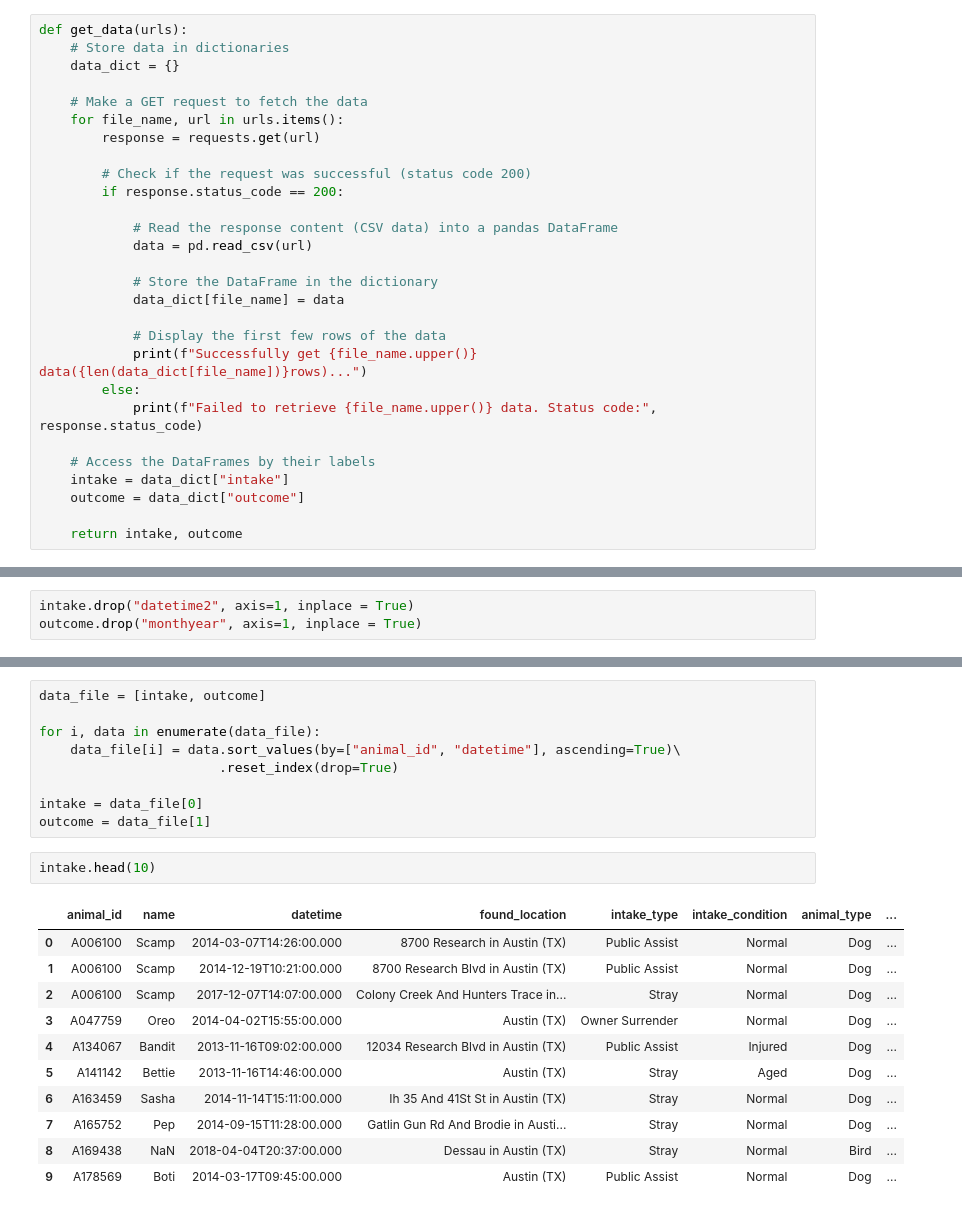
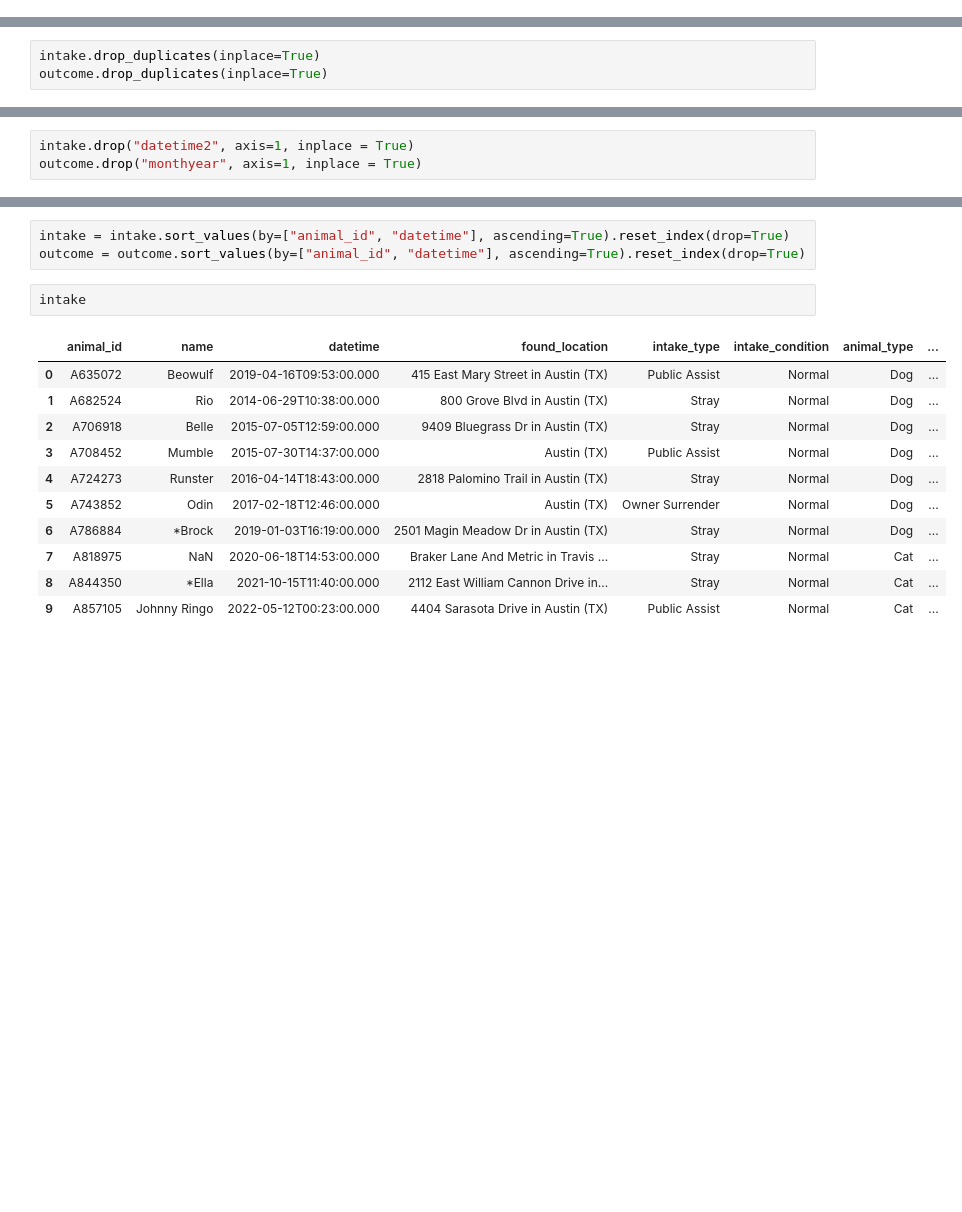
Before and after one commit to Rebekah-Chuang/2023Fall_Projects, a Jupyter notebook: data_cleaning.ipynb, the cells around one changed output, grey strips where cells are left out. Drawn from its saved outputs; the diff is of its cells as text; blank space fills up the shorter version.

```diff
--- a/data_cleaning.ipynb
+++ b/data_cleaning.ipynb
@@ -5,33 +9,5 @@ import requests
 # %% [markdown]
 ## **Get data using API**
-# %%
-def get_data(urls):
-    # Store data in dictionaries
-    data_dict = {}
-
-    # Make a GET request to fetch the data
-    for file_name, url in urls.items():
-        response = requests.get(url)
-
-        # Check if the request was successful (status code 200)
-        if response.status_code == 200:
-
-            # Read the response content (CSV data) into a pandas DataFrame
-            data = pd.read_csv(url)
-
-            # Store the DataFrame in the dictionary
-            data_dict[file_name] = data
-
-            # Display the first few rows of the data
-            print(f"Successfully get {file_name.upper()} data({len(data_dict[file_name])}rows)...")
-        else:
-            print(f"Failed to retrieve {file_name.upper()} data. Status code:", response.status_code)
-
-    # Access the DataFrames by their labels
-    intake = data_dict["intake"]
-    outcome = data_dict["outcome"]
-
-    return intake, outcome
 # %%
 # API endpoint URL(set the limit to get all data(default is 1000 rows))
 urls = {
@@ -70,0 +31,3 @@ outcome.head()
+# %%
+intake.drop_duplicates(inplace=True)
+outcome.drop_duplicates(inplace=True)
@@ -94,24 +78,18 @@ outcome.head()
-# %%
-data_file = [intake, outcome]
-
-for i, data in enumerate(data_file):
-    data_file[i] = data.sort_values(by=["animal_id", "datetime"], ascending=True)\
-                       .reset_index(drop=True)
-
-intake = data_file[0]
-outcome = data_file[1]
+# %%
+intake = intake.sort_values(by=["animal_id", "datetime"], ascending=True).reset_index(drop=True)
+outcome = outcome.sort_values(by=["animal_id", "datetime"], ascending=True).reset_index(drop=True)
 # %%
-intake.head(10)
+intake
 # %% [output]
 |  | animal_id | name | datetime | found_location | intake_type | intake_condition | animal_type | ... |
-| 0 | A006100 | Scamp | 2014-03-07T14:26:00.000 | 8700 Research in Austin (TX) | Public Assist | Normal | Dog | ... |
-| 1 | A006100 | Scamp | 2014-12-19T10:21:00.000 | 8700 Research Blvd in Austin (TX) | Public Assist | Normal | Dog | ... |
-| 2 | A006100 | Scamp | 2017-12-07T14:07:00.000 | Colony Creek And Hunters Trace in... | Stray | Normal | Dog | ... |
-| 3 | A047759 | Oreo | 2014-04-02T15:55:00.000 | Austin (TX) | Owner Surrender | Normal | Dog | ... |
-| 4 | A134067 | Bandit | 2013-11-16T09:02:00.000 | 12034 Research Blvd in Austin (TX) | Public Assist | Injured | Dog | ... |
-| 5 | A141142 | Bettie | 2013-11-16T14:46:00.000 | Austin (TX) | Stray | Aged | Dog | ... |
-| 6 | A163459 | Sasha | 2014-11-14T15:11:00.000 | Ih 35 And 41St St in Austin (TX) | Stray | Normal | Dog | ... |
-| 7 | A165752 | Pep | 2014-09-15T11:28:00.000 | Gatlin Gun Rd And Brodie in Austi... | Stray | Normal | Dog | ... |
-| 8 | A169438 | NaN | 2018-04-04T20:37:00.000 | Dessau in Austin (TX) | Stray | Normal | Bird | ... |
-| 9 | A178569 | Boti | 2014-03-17T09:45:00.000 | Austin (TX) | Public Assist | Normal | Dog | ... |
+| 0 | A635072 | Beowulf | 2019-04-16T09:53:00.000 | 415 East Mary Street in Austin (TX) | Public Assist | Normal | Dog | ... |
+| 1 | A682524 | Rio | 2014-06-29T10:38:00.000 | 800 Grove Blvd in Austin (TX) | Stray | Normal | Dog | ... |
+| 2 | A706918 | Belle | 2015-07-05T12:59:00.000 | 9409 Bluegrass Dr in Austin (TX) | Stray | Normal | Dog | ... |
+| 3 | A708452 | Mumble | 2015-07-30T14:37:00.000 | Austin (TX) | Public Assist | Normal | Dog | ... |
+| 4 | A724273 | Runster | 2016-04-14T18:43:00.000 | 2818 Palomino Trail in Austin (TX) | Stray | Normal | Dog | ... |
+| 5 | A743852 | Odin | 2017-02-18T12:46:00.000 | Austin (TX) | Owner Surrender | Normal | Dog | ... |
+| 6 | A786884 | *Brock | 2019-01-03T16:19:00.000 | 2501 Magin Meadow Dr in Austin (TX) | Stray | Normal | Dog | ... |
+| 7 | A818975 | NaN | 2020-06-18T14:53:00.000 | Braker Lane And Metric in Travis ... | Stray | Normal | Cat | ... |
+| 8 | A844350 | *Ella | 2021-10-15T11:40:00.000 | 2112 East William Cannon Drive in... | Stray | Normal | Cat | ... |
+| 9 | A857105 | Johnny Ringo | 2022-05-12T00:23:00.000 | 4404 Sarasota Drive in Austin (TX) | Public Assist | Normal | Cat | ... |
 # %%
```
Also changed, not shown: parts of 43 cells of this notebook, 3 other files.
